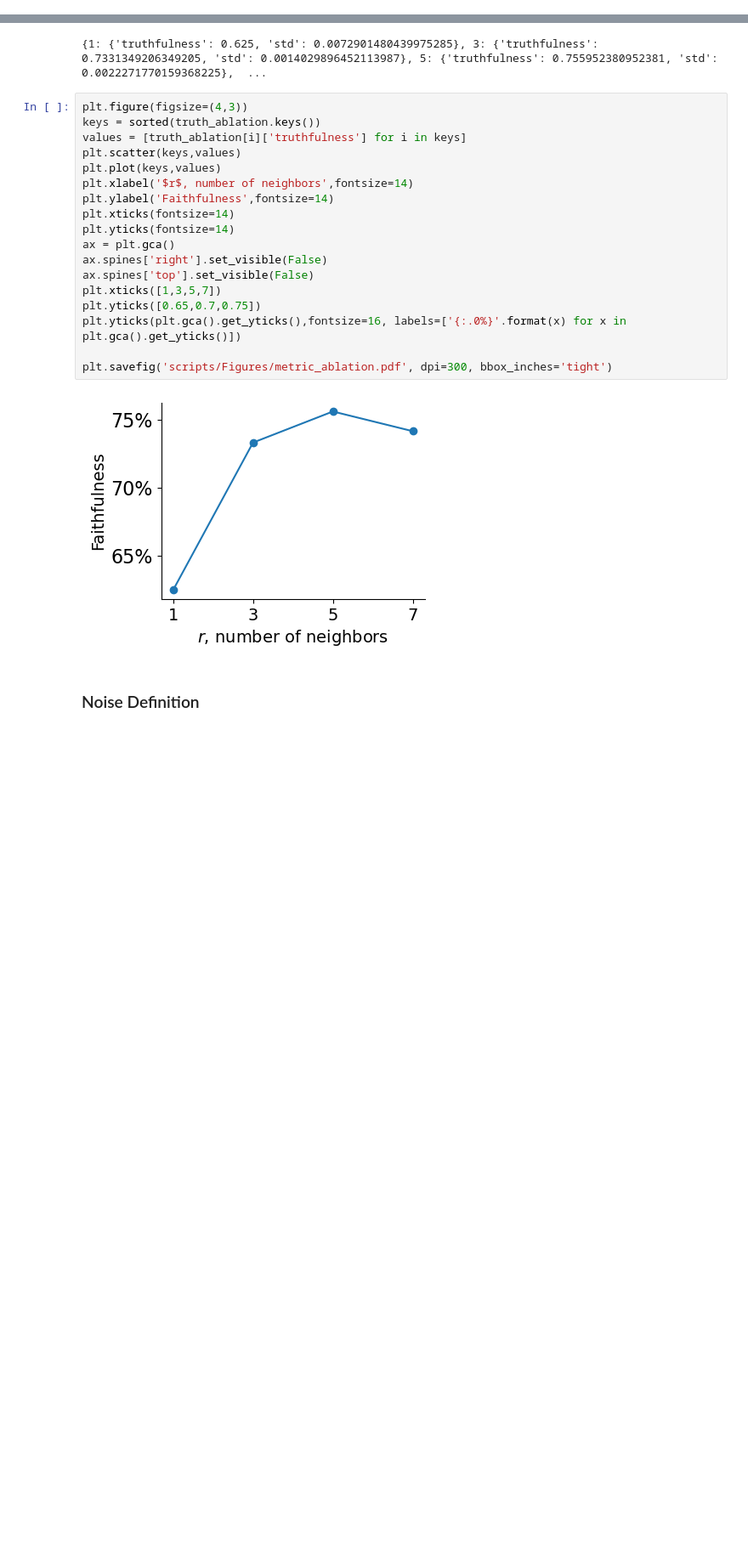
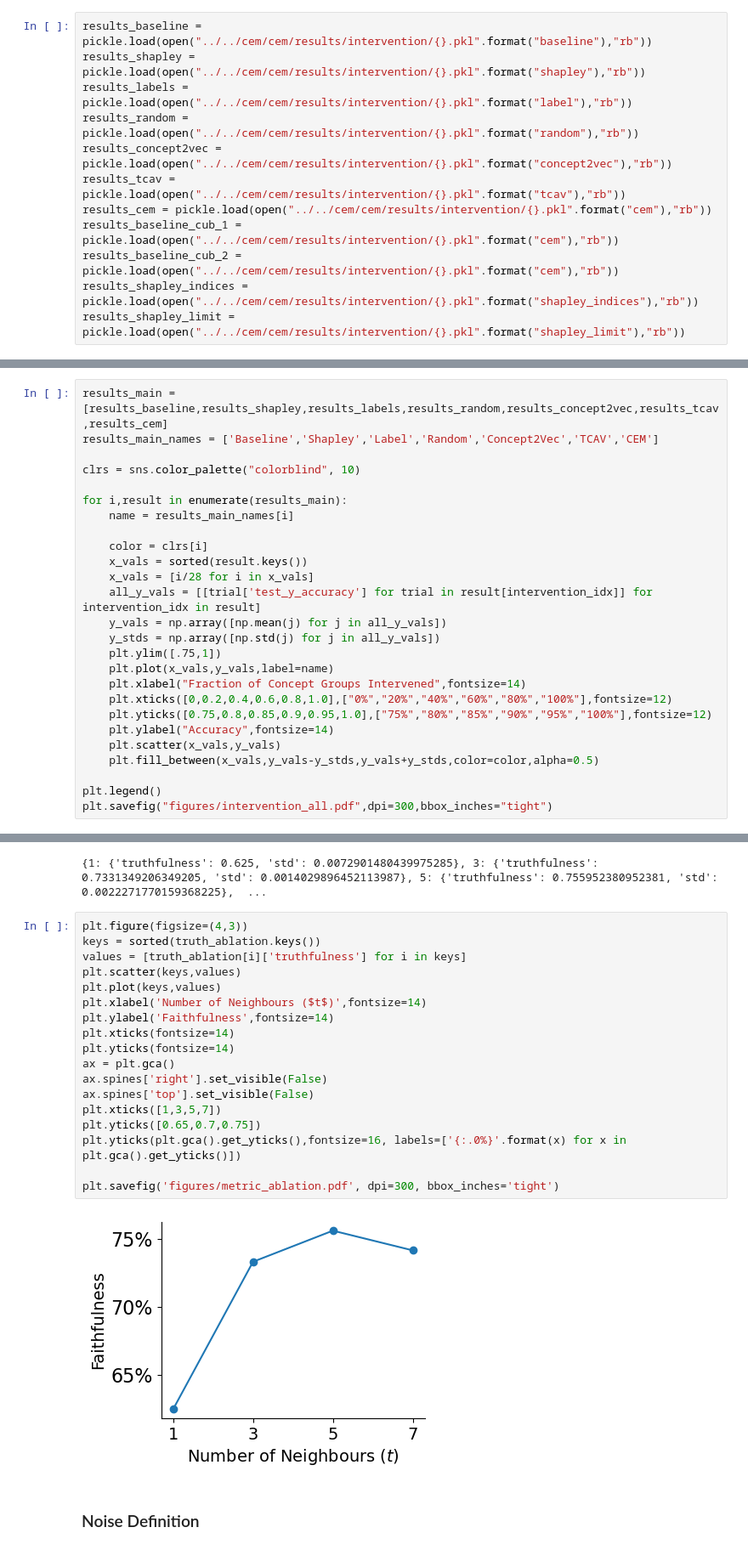
Before and after one commit to naveenr414/Concept-Learning, a Jupyter notebook: scripts/Plotting.ipynb, the cells around one changed output, grey strips where cells are left out. Shown at 85% size. Saved outputs shown, nothing was run; the diff lists cells and outputs as text; blank space fills up the shorter version.

```diff
--- a/scripts/Plotting.ipynb
+++ b/scripts/Plotting.ipynb
@@ -767,0 +748,12 @@ plt.show()
+# %%
+results_baseline = pickle.load(open("../../cem/cem/results/intervention/{}.pkl".format("baseline"),"rb"))
+results_shapley = pickle.load(open("../../cem/cem/results/intervention/{}.pkl".format("shapley"),"rb"))
+results_labels = pickle.load(open("../../cem/cem/results/intervention/{}.pkl".format("label"),"rb"))
+results_random = pickle.load(open("../../cem/cem/results/intervention/{}.pkl".format("random"),"rb"))
+results_concept2vec = pickle.load(open("../../cem/cem/results/intervention/{}.pkl".format("concept2vec"),"rb"))
+results_tcav = pickle.load(open("../../cem/cem/results/intervention/{}.pkl".format("tcav"),"rb"))
+results_cem = pickle.load(open("../../cem/cem/results/intervention/{}.pkl".format("cem"),"rb"))
+results_baseline_cub_1 = pickle.load(open("../../cem/cem/results/intervention/{}.pkl".format("cem"),"rb"))
+results_baseline_cub_2 = pickle.load(open("../../cem/cem/results/intervention/{}.pkl".format("cem"),"rb"))
+results_shapley_indices = pickle.load(open("../../cem/cem/results/intervention/{}.pkl".format("shapley_indices"),"rb"))
+results_shapley_limit = pickle.load(open("../../cem/cem/results/intervention/{}.pkl".format("shapley_limit"),"rb"))
@@ -768,3 +896,29 @@ plt.show()
+# %%
+results_main = [results_baseline,results_shapley,results_labels,results_random,results_concept2vec,results_tcav,results_cem]
+results_main_names = ['Baseline','Shapley','Label','Random','Concept2Vec','TCAV','CEM']
+
+clrs = sns.color_palette("colorblind", 10)
+
+for i,result in enumerate(results_main):
+    name = results_main_names[i]
+
+    color = clrs[i]
+    x_vals = sorted(result.keys())
+    x_vals = [i/28 for i in x_vals]
+    all_y_vals = [[trial['test_y_accuracy'] for trial in result[intervention_idx]] for intervention_idx in result]
+    y_vals = np.array([np.mean(j) for j in all_y_vals])
+    y_stds = np.array([np.std(j) for j in all_y_vals])
+    plt.ylim([.75,1])
+    plt.plot(x_vals,y_vals,label=name)
+    plt.xlabel("Fraction of Concept Groups Intervened",fontsize=14)
+    plt.xticks([0,0.2,0.4,0.6,0.8,1.0],["0%","20%","40%","60%","80%","100%"],fontsize=12)
+    plt.yticks([0.75,0.8,0.85,0.9,0.95,1.0],["75%","80%","85%","90%","95%","100%"],fontsize=12)
+    plt.ylabel("Accuracy",fontsize=14)
+    plt.scatter(x_vals,y_vals)
+    plt.fill_between(x_vals,y_vals-y_stds,y_vals+y_stds,color=color,alpha=0.5)
+
+plt.legend()
+plt.savefig("figures/intervention_all.pdf",dpi=300,bbox_inches="tight")
 # %% [markdown]
 ## CBM + Hierarchy
 # %% [markdown]
@@ -790,23 +944,23 @@ print(truth_ablation)
 # %%
 plt.figure(figsize=(4,3))
 keys = sorted(truth_ablation.keys())
 values = [truth_ablation[i]['truthfulness'] for i in keys]
 plt.scatter(keys,values)
 plt.plot(keys,values)
-plt.xlabel('$r$, number of neighbors',fontsize=14)
+plt.xlabel('Number of Neighbours ($t$)',fontsize=14)
 plt.ylabel('Faithfulness',fontsize=14)
 plt.xticks(fontsize=14)
 plt.yticks(fontsize=14)
 ax = plt.gca()
 ax.spines['right'].set_visible(False)
 ax.spines['top'].set_visible(False)
 plt.xticks([1,3,5,7])
 plt.yticks([0.65,0.7,0.75])
 plt.yticks(plt.gca().get_yticks(),fontsize=16, labels=['{:.0%}'.format(x) for x in plt.gca().get_yticks()])
 
-plt.savefig('scripts/Figures/metric_ablation.pdf', dpi=300, bbox_inches='tight')
+plt.savefig('figures/metric_ablation.pdf', dpi=300, bbox_inches='tight')
 # %% [output]
-[figure, old version]
+[figure, new version]
 # %% [markdown]
 ### Noise Definition
 # %%
```
Also changed, not shown: parts of 30 cells of this notebook, 26 other files.
